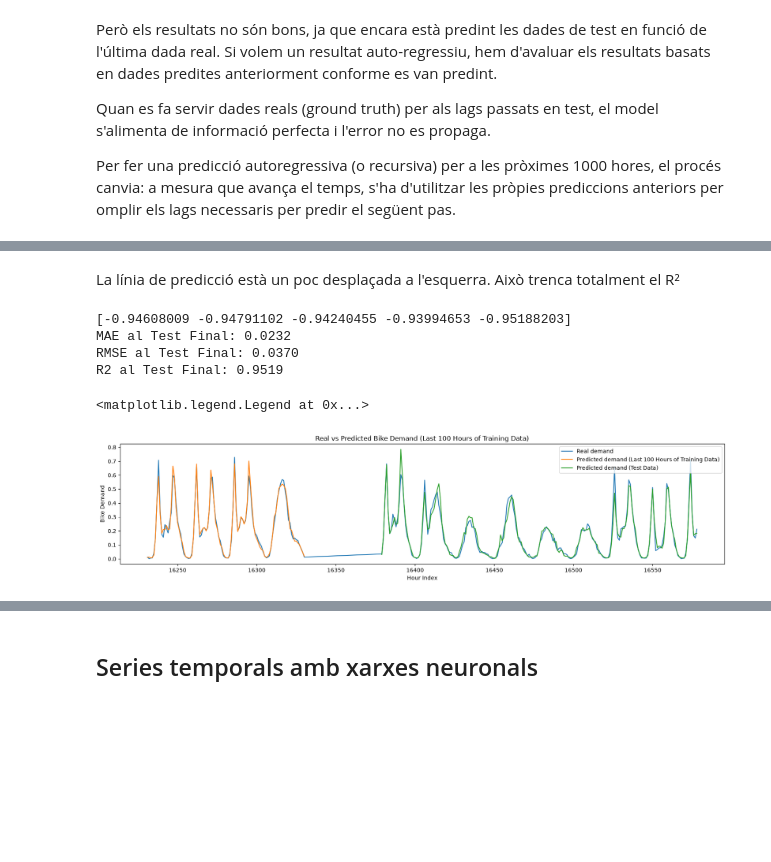
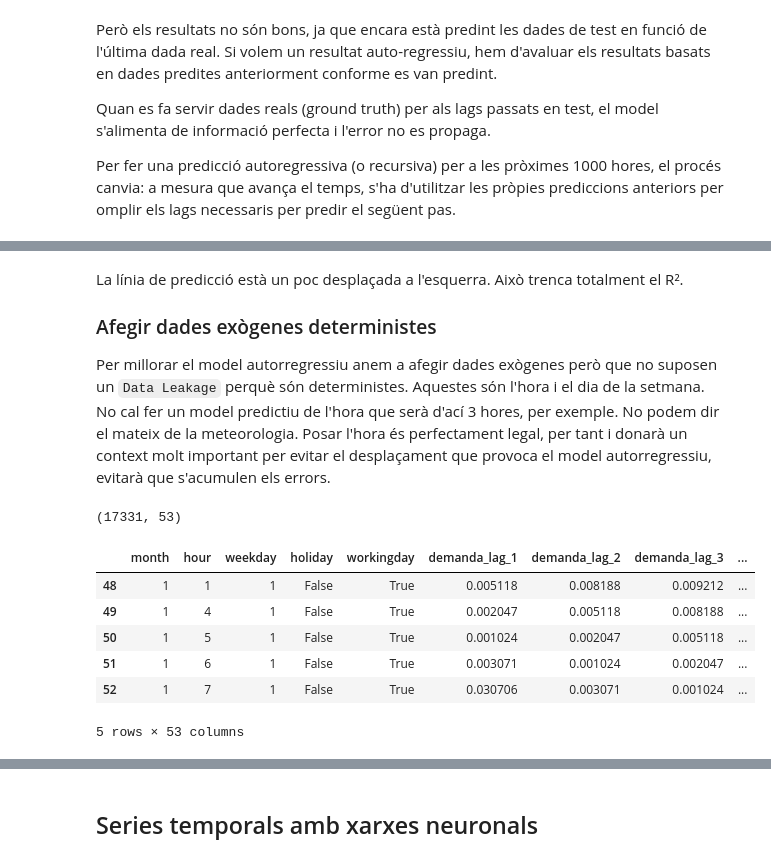
Before and after one commit to Triis98/DissenyIAvaluacioDeModels, a Jupyter notebook: apunts/documents/series_temporals/series_temporals.ipynb, the cells around one changed output, grey strips where cells are left out. Drawn from its saved outputs; the diff is of its cells as text; code cells hidden in the pictures; blank space fills up the shorter version.

```diff
--- a/apunts/documents/series_temporals/series_temporals.ipynb
+++ b/apunts/documents/series_temporals/series_temporals.ipynb
@@ -732,18 +732,11 @@ for step in range(1000-48):
     history.append(pred)
     history.pop(0)
 
-r2 = r2_score(y_test.tail(1000-48), predictions)
+r2 = r2_score(y_test.iloc[48:1000], predictions)
+mae = mean_absolute_error(y_test.tail(1000-48), predictions)
+rmse = root_mean_squared_error(y_test.tail(1000-48), predictions)
 
 print(f"R2 al Test Final: {r2:.4f}")
-
-
-# Comprovem l'R2 a diferents hores/dies de predicció
-hores_a_provar = [24, 48, 7 * 24, 14 * 24, len(predictions)]
-
-for h in hores_a_provar:
-  if h <= len(predictions):
-    r2_parcial = r2_score(
-        future_real_values.values[:h], predictions[:h]
-    )  # o y_test segons com tinguis la variable
-    print(f"R2 a les {h} hores ({h/24:.1f} dies): {r2_parcial:.4f}")
+print(f"MAE al Test Final: {mae:.4f}")
+print(f"RMSE al Test Final: {rmse:.4f}")
 # %% [output]
@@ -832,24 +826,38 @@ predir_i_pintar_autoregressiu(gbrt, y_test, dies=7)
 # %% [markdown]
-La línia de predicció està un poc desplaçada a l'esquerra. Això trenca totalment el R²
+La línia de predicció està un poc desplaçada a l'esquerra. Això trenca totalment el R².
+
+### Afegir dades exògenes deterministes
+
+Per millorar el model autorregressiu anem a afegir dades exògenes però que no suposen un `Data Leakage` perquè són deterministes. Aquestes són l'hora i el dia de la setmana. No cal fer un model predictiu de l'hora que serà d'ací 3 hores, per exemple. No podem dir el mateix de la meteorologia. Posar l'hora és perfectament legal, per tant i donarà un context molt important per evitar el desplaçament que provoca el model autorregressiu, evitarà que s'acumulen els errors.
-# %%
-X_train_last_100 = X_train.tail(100)
-y_train_last_100 = y_train.tail(100)
-
-X_plot = pd.concat([X_train_last_100, X_test.head(200)])
-y_plot = pd.concat([y_train_last_100, y_test.head(200)])
-
-plt.figure(figsize=(20, 4))
-plt.plot(X_plot.index, y_plot, label="Real demand")
-plt.plot(X_train_last_100.index, gbrt.predict(X_train_last_100), label="Predicted demand (Last 100 Hours of Training Data)")
-plt.plot(X_test.head(200).index, gbrt.predict(X_test.head(200)), label="Predicted demand (Test Data)")
-plt.title("Real vs Predicted Bike Demand (Last 100 Hours of Training Data)")
-plt.xlabel("Hour Index")
-plt.ylabel("Bike Demand")
-plt.legend()
-# %% [output]
-[-0.94608009 -0.94791102 -0.94240455 -0.93994653 -0.95188203]
-MAE al Test Final: 0.0232
-RMSE al Test Final: 0.0370
-R2 al Test Final: 0.9519
-<matplotlib.legend.Legend at 0x...>
-[figure, removed]
+# %%
+import pandas as pd
+import numpy as np
+import matplotlib.pyplot as plt
+import seaborn as sns
+
+import datetime
+import matplotlib.ticker as ticker
+from sklearn.datasets import fetch_openml
+
+bike_sharing = fetch_openml("Bike_Sharing_Demand", version=2, as_frame=True)
+df = bike_sharing.frame
+
+y = df["count"] / df["count"].max()
+
+lags_dict = {}
+for h in list(range(1, 49, 1)):
+  lags_dict[f"demanda_lag_{h}"] = y.shift(h)
+X = pd.concat([df[["month", "hour", "weekday", "holiday", "workingday"]],pd.DataFrame(lags_dict, index=y.index)], axis=1)
+X_net = X.dropna() # Eliminem les files amb valors nuls (NaN) que s'han generat a causa dels lags. Això és necessari perquè els models de machine learning no poden manejar valors nuls en les dades d'entrada.
+y_net = y.loc[X_net.index]
+print(X_net.shape)
+X_net.head()
+# %% [output]
+(17331, 53)
+|  | month | hour | weekday | holiday | workingday | demanda_lag_1 | demanda_lag_2 | demanda_lag_3 | ... |
+| 48 | 1 | 1 | 1 | False | True | 0.005118 | 0.008188 | 0.009212 | ... |
+| 49 | 1 | 4 | 1 | False | True | 0.002047 | 0.005118 | 0.008188 | ... |
+| 50 | 1 | 5 | 1 | False | True | 0.001024 | 0.002047 | 0.005118 | ... |
+| 51 | 1 | 6 | 1 | False | True | 0.003071 | 0.001024 | 0.002047 | ... |
+| 52 | 1 | 7 | 1 | False | True | 0.030706 | 0.003071 | 0.001024 | ... |
+5 rows × 53 columns
```
Also changed, not shown: parts of 17 cells of this notebook.
